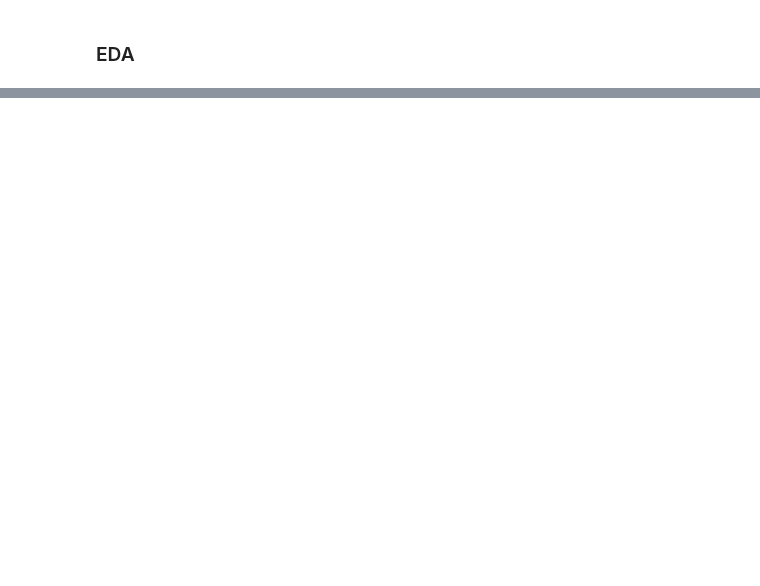
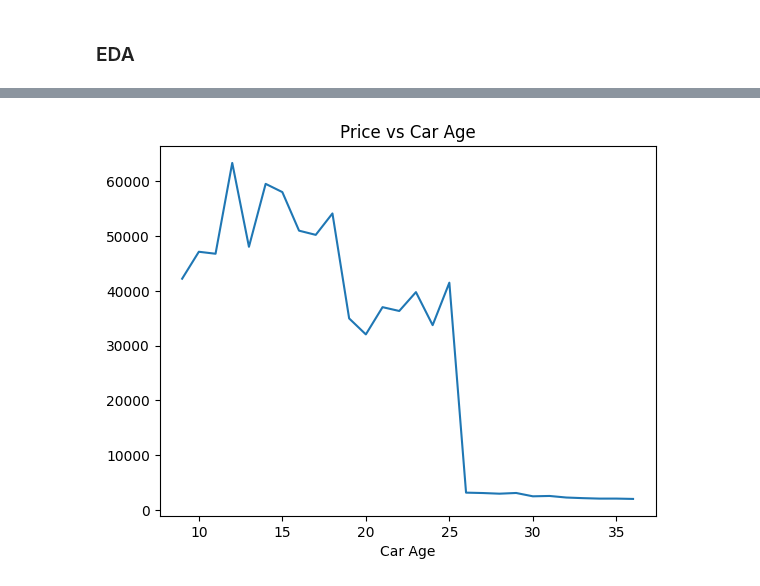
Before and after one commit to Dharmikpatel001/Data-Science-TOPs-, a Jupyter notebook: Module 5/assignment_1.ipynb, the cells around one changed output, grey strips where cells are left out. Saved outputs shown, nothing was run; the diff lists cells and outputs as text; code cells hidden in the pictures; blank space fills up the shorter version.

```diff
--- a/Module 5/assignment_1.ipynb
+++ b/Module 5/assignment_1.ipynb
@@ -140,0 +192,8 @@ Name: count, dtype: int64
+# %%
+df['Car Age'] = 2026 - df['Year']
+
+df.groupby('Car Age')['MSRP'].mean().plot()
+plt.title("Price vs Car Age")
+plt.show()
+# %% [output]
+[figure, added]
```
Also changed, not shown: parts of 17 cells of this notebook.
